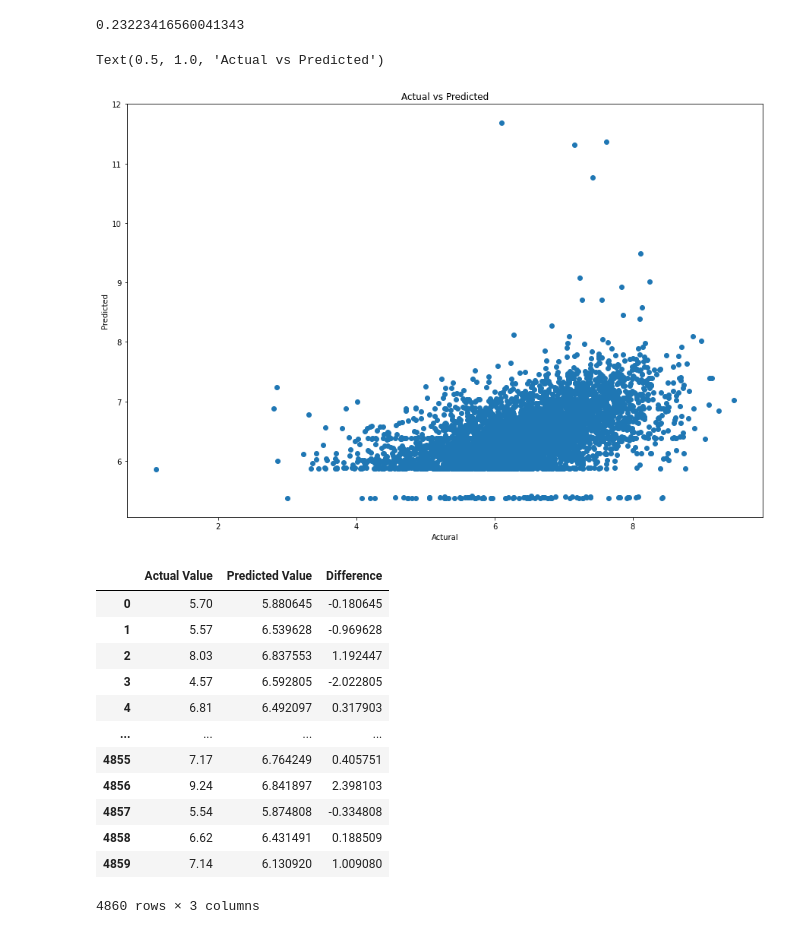
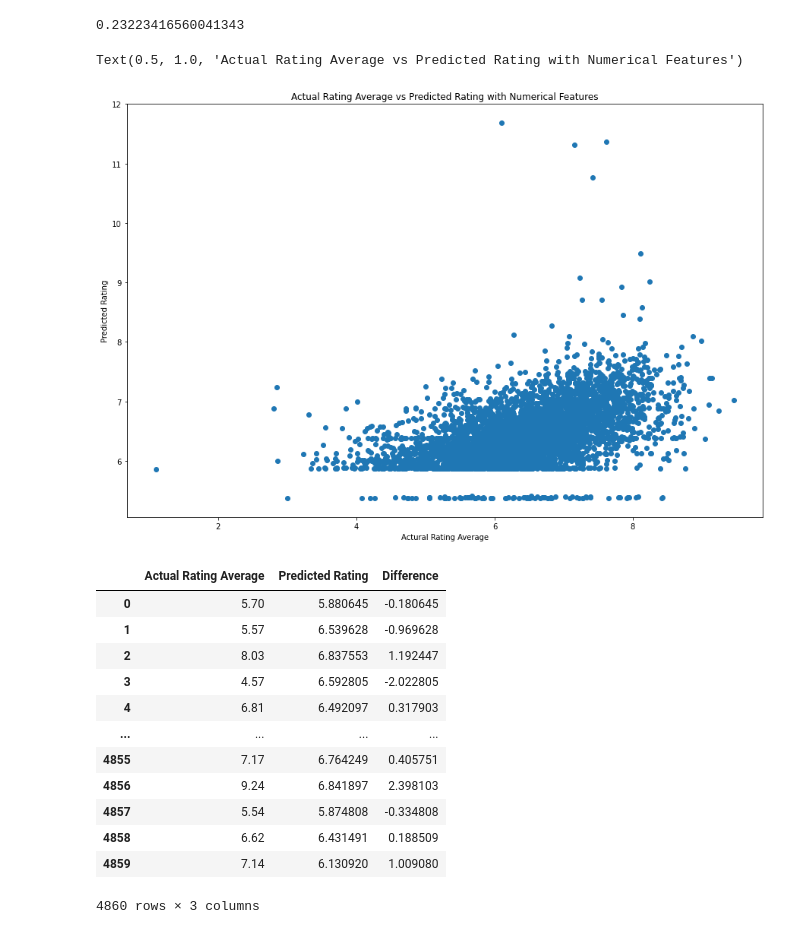
Before and after one commit to aleena-le-mt/Laureena, a Jupyter notebook: mlr_predict_average_rating_with_db.ipynb, the cells around one changed output. Cells and saved outputs as stored; diff of their text form; code cells hidden in the pictures.

```diff
--- a/mlr_predict_average_rating_with_db.ipynb
+++ b/mlr_predict_average_rating_with_db.ipynb
@@ -156,19 +150,19 @@ r2_score(y_test, y_pred)
 # %%
 # Plot the results
 plt.figure(figsize= (15,10))
 plt.scatter(y_test, y_pred)
-plt.xlabel("Actural")
-plt.ylabel("Predicted")
-plt.title("Actual vs Predicted")
+plt.xlabel("Actural Rating Average")
+plt.ylabel("Predicted Rating")
+plt.title("Actual Rating Average vs Predicted Rating with Numerical Features")
 # %% [output]
-Text(0.5, 1.0, 'Actual vs Predicted')
+Text(0.5, 1.0, 'Actual Rating Average vs Predicted Rating with Numerical Features')
-[figure, old version]
+[figure, new version]
 # %%
 # Predicted values
-pred_y_df=pd.DataFrame({'Actual Value': y_test, 'Predicted Value':y_pred, 'Difference':y_test-y_pred})
+pred_y_df=pd.DataFrame({'Actual Rating Average': y_test, 'Predicted Rating':y_pred, 'Difference':y_test-y_pred})
 pred_y_df
 # %% [output]
-|  | Actual Value | Predicted Value | Difference |
+|  | Actual Rating Average | Predicted Rating | Difference |
 | 0 | 5.70 | 5.880645 | -0.180645 |
 | 1 | 5.57 | 6.539628 | -0.969628 |
 | 2 | 8.03 | 6.837553 | 1.192447 |
```
Also changed, not shown: parts of 2 cells of this notebook, 6 other files.
